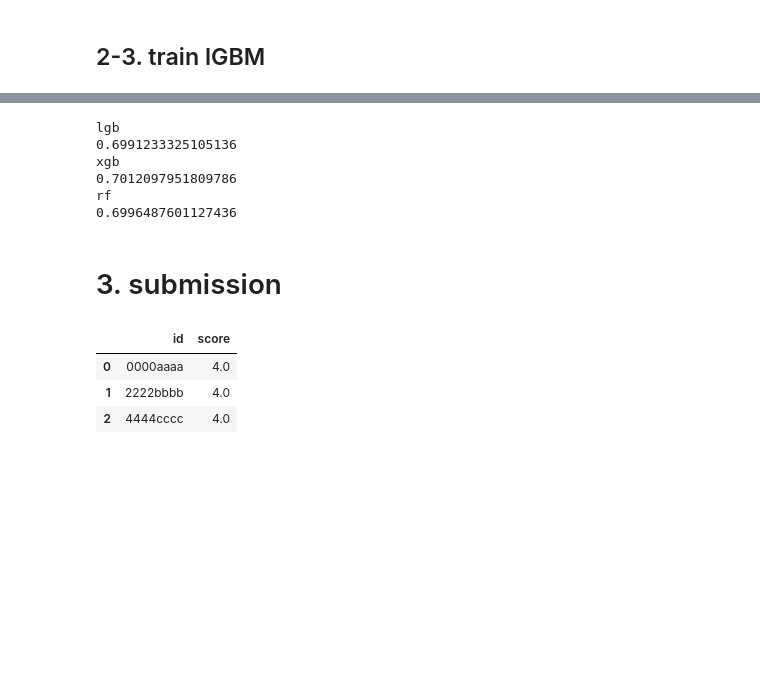
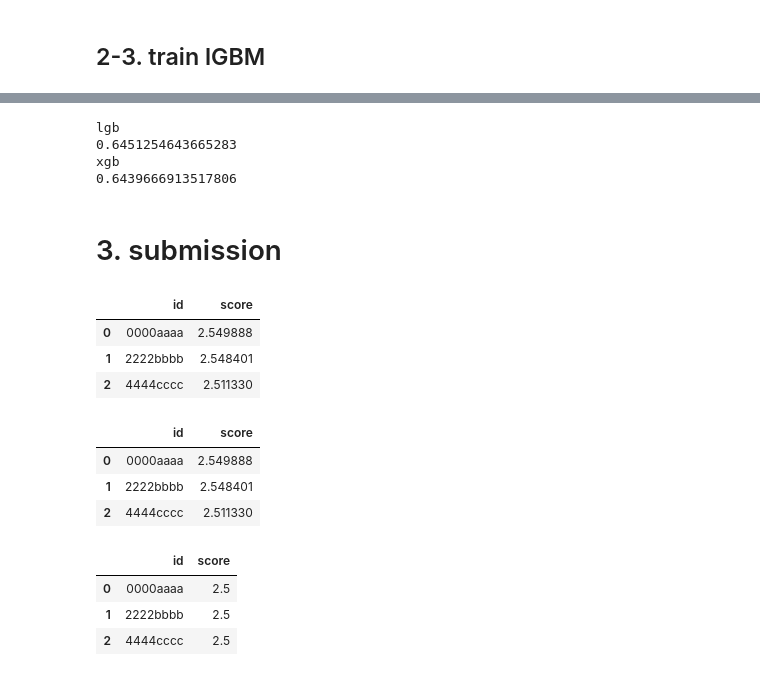
Before and after one commit to takeokikkuchi/LinkingWriting, a Jupyter notebook: 02.model/02-predcit.ipynb, the cells around one changed output, grey strips where cells are left out. Drawn from its saved outputs; the diff is of its cells as text; code cells hidden in the pictures; blank space fills up the shorter version.

Commit message:
Kaggle Notebook | 02_predict | Version 22

```diff
--- a/02.model/02-predcit.ipynb
+++ b/02.model/02-predcit.ipynb
@@ -406,7 +406,9 @@ metric = "rsme"
 # %%
 def classify_predict(predict):
     res = 0
-    if predict <= 0.75:
+    if predict <= 0.25:
+        res = 0
+    elif 0.25 < predict and predict <= 0.75:
         res = 0.5
     elif 0.75 < predict and predict <= 1.25:
         res = 1.0
@@ -425,7 +427,7 @@ def classify_predict(predict):
     elif 4.25 < predict and predict <= 4.75:
         res = 4.5
     elif 4.75 < predict and predict <= 5.25:
-        rest = 5.0
+        res = 5.0
     elif 5.25 < predict and predict <= 5.75:
         res = 5.5
     else:
@@ -692,7 +637,7 @@ Best trial: {'max_depth': 521, 'max_leaf_nodes': 314}
 models["lgb"] = lgb_dict
 models["xgb"] = xgb_dict
 # models["tpot"] = tpot_dict
-models["rf"] = rf_dict
+# models["rf"] = rf_dict
 # %% [markdown]
 ## 2-3. train lGBM
 # %%
@@ -728,6 +673,11 @@ for fold_id, (trn_idx, val_idx) in enumerate(kfold.split(train_feats[feature_nam
             pred_val = model.predict(X_val)
             pred_test = model.predict(test_feats[feature_names])
             prediction[obj_column] += pred_test / kfold.n_splits
+            df_oof = train_feats.iloc[val_idx][[exp_key_column, obj_column]].copy()
+            df_oof['pred'] = pred_val
+            oof.append(df_oof)
+            df_oof["pred_range"] = classify_predict_vectorize(pred_val)
+            display(df_oof)
         elif key == "lgb":
             model = best_model.fit(X_train,
                       Y_train,
@@ -739,12 +689,21 @@ for fold_id, (trn_idx, val_idx) in enumerate(kfold.split(train_feats[feature_nam
             pred_val = model.predict(X_val, num_iteration=model.best_iteration_)
             pred_test = model.predict(test_feats[feature_names], num_iteration=model.best_iteration_)
             prediction[obj_column] += pred_test / kfold.n_splits
+            df_oof = train_feats.iloc[val_idx][[exp_key_column, obj_column]].copy()
+            df_oof['pred'] = pred_val
+            oof.append(df_oof)
+            df_oof["pred_range"] = classify_predict_vectorize(pred_val)
+            display(df_oof)
 
         elif key == "rf":
             model = best_model.fit(X_train,Y_train)
             pred_val = model.predict(X_val)
             pred_test = model.predict(test_feats[feature_names])
             prediction[obj_column] += pred_test / kfold.n_splits
+            df_oof = train_feats.iloc[val_idx][[exp_key_column, obj_column]].copy()
+            df_oof['pred'] = pred_val
+            oof.append(df_oof)
+            display(df_oof)
         elif key == "tpot":
             model = best_model.fit(X_train,
                       Y_train,
@@ -756,12 +715,11 @@ for fold_id, (trn_idx, val_idx) in enumerate(kfold.split(train_feats[feature_nam
             pred_val = model.predict(X_val, num_iteration=model.best_iteration_)
             pred_test = model.predict(test_feats[feature_names], num_iteration=model.best_iteration_)
             prediction[obj_column] += pred_test / kfold.n_splits
-
-
-        df_oof = train_feats.iloc[val_idx][[exp_key_column, obj_column]].copy()
-        df_oof['pred'] = pred_val
-        oof.append(df_oof)
-
+            df_oof = train_feats.iloc[val_idx][[exp_key_column, obj_column]].copy()
+            df_oof['pred'] = pred_val
+            oof.append(df_oof)
+            df_oof["pred_range"] = classify_predict_vectorize(pred_val)
+            display(oof)
 
         models[key]["prediction"] = prediction
         if key in ["lgb","xgb"]:
@@ -804,20 +922,30 @@ for key, value in models.items():
     print(value["score"])
 # %% [output]
 lgb
-0.6991233325105136
+0.6451254643665283
 xgb
-0.7012097951809786
-rf
-0.6996487601127436
+0.6439666913517806
 # %% [markdown]
 # 3. submission
+# %%
+prediction
+# %% [output]
+|  | id | score |
+| 0 | 0000aaaa | 2.549888 |
+| 1 | 2222bbbb | 2.548401 |
+| 2 | 4444cccc | 2.511330 |
 # %%
 # prediction['score'] = np.clip(prediction['score'], a_min=0.5, a_max=6.0)
+display(models["lgb"]["prediction"])
 prediction['score'] = classify_predict_vectorize(models["lgb"]["prediction"]["score"])
 display(prediction)
 prediction.to_csv('submission.csv', index=False)
 # %% [output]
 |  | id | score |
-| 0 | 0000aaaa | 4.0 |
-| 1 | 2222bbbb | 4.0 |
-| 2 | 4444cccc | 4.0 |
+| 0 | 0000aaaa | 2.549888 |
+| 1 | 2222bbbb | 2.548401 |
+| 2 | 4444cccc | 2.511330 |
+|  | id | score |
+| 0 | 0000aaaa | 2.5 |
+| 1 | 2222bbbb | 2.5 |
+| 2 | 4444cccc | 2.5 |
```
Also changed, not shown: parts of 14 cells of this notebook.
